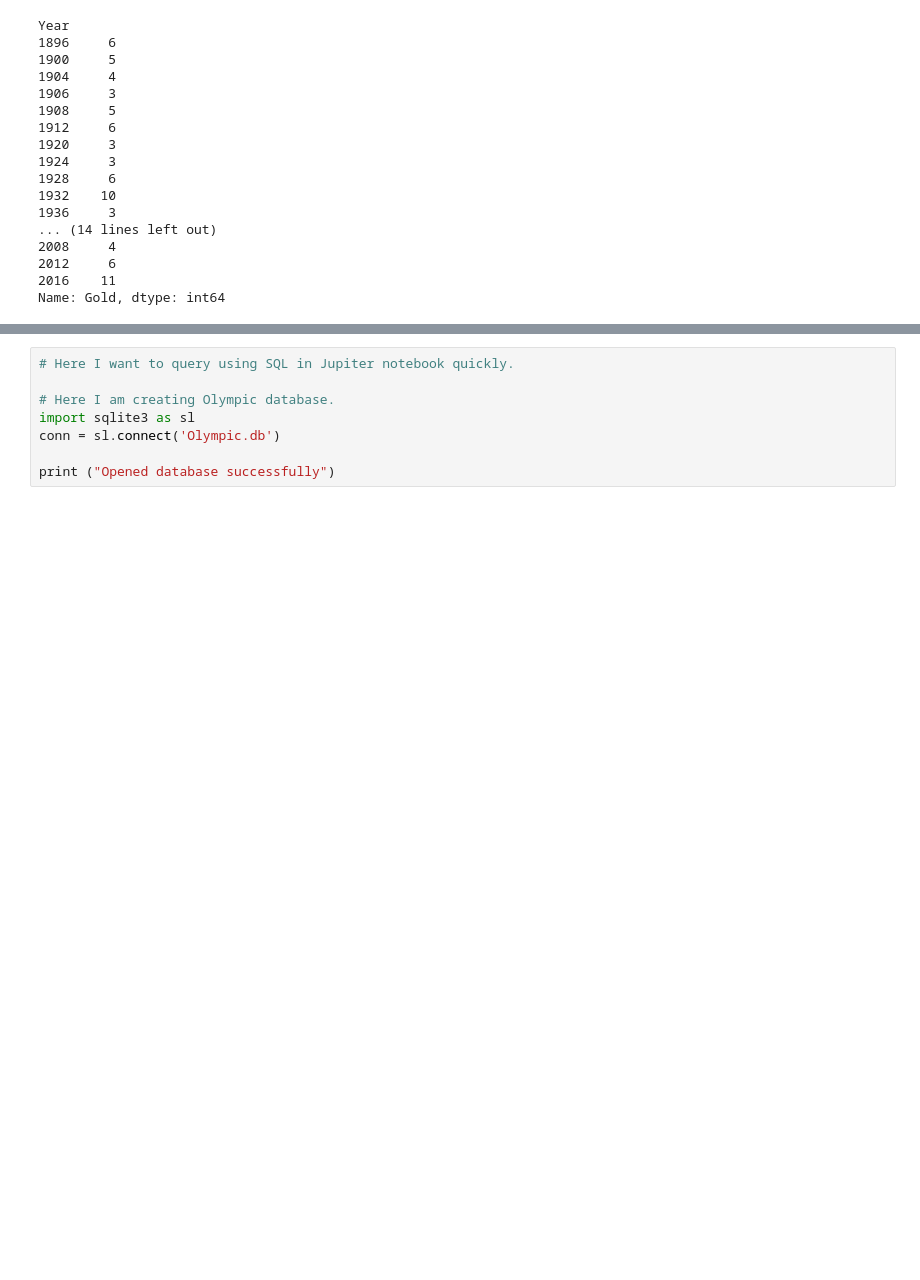
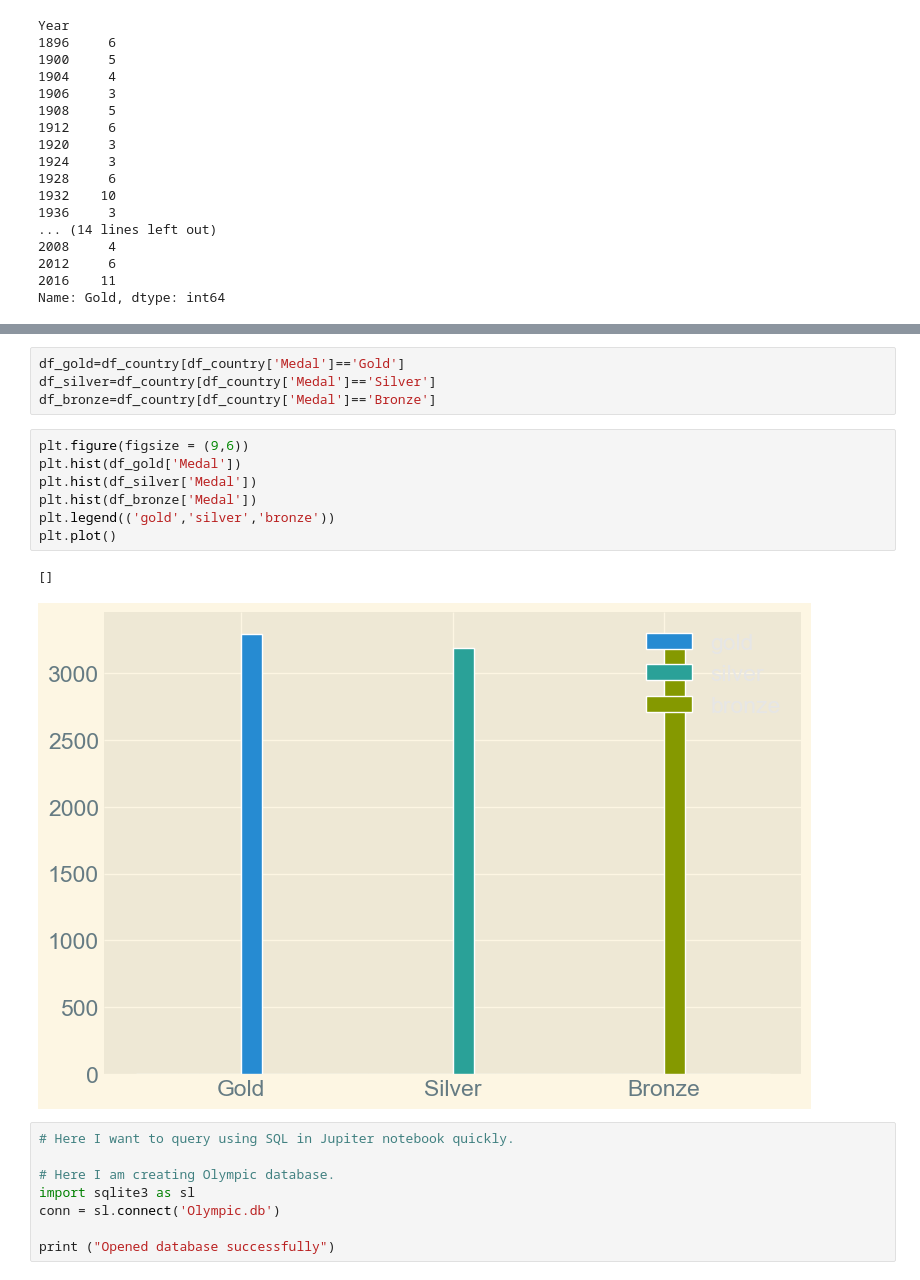
Before and after one commit to pallavikouk/eda-checkpoint, a Jupyter notebook: Olympic_history_dataset.ipynb, the cells around one changed output, grey strips where cells are left out. Cells and saved outputs as stored; diff of their text form; blank space fills up the shorter version.

```diff
--- a/Olympic_history_dataset.ipynb
+++ b/Olympic_history_dataset.ipynb
@@ -763,3 +831,17 @@ plt.show()
+# %%
+df_gold=df_country[df_country['Medal']=='Gold']
+df_silver=df_country[df_country['Medal']=='Silver']
+df_bronze=df_country[df_country['Medal']=='Bronze']
+# %%
+plt.figure(figsize = (9,6))
+plt.hist(df_gold['Medal'])
+plt.hist(df_silver['Medal'])
+plt.hist(df_bronze['Medal'])
+plt.legend(('gold','silver','bronze'))
+plt.plot()
+# %% [output]
+[]
+[figure, added]
 # %%
 # Here I want to query using SQL in Jupiter notebook quickly.
 
```
Also changed, not shown: parts of 19 cells of this notebook.
